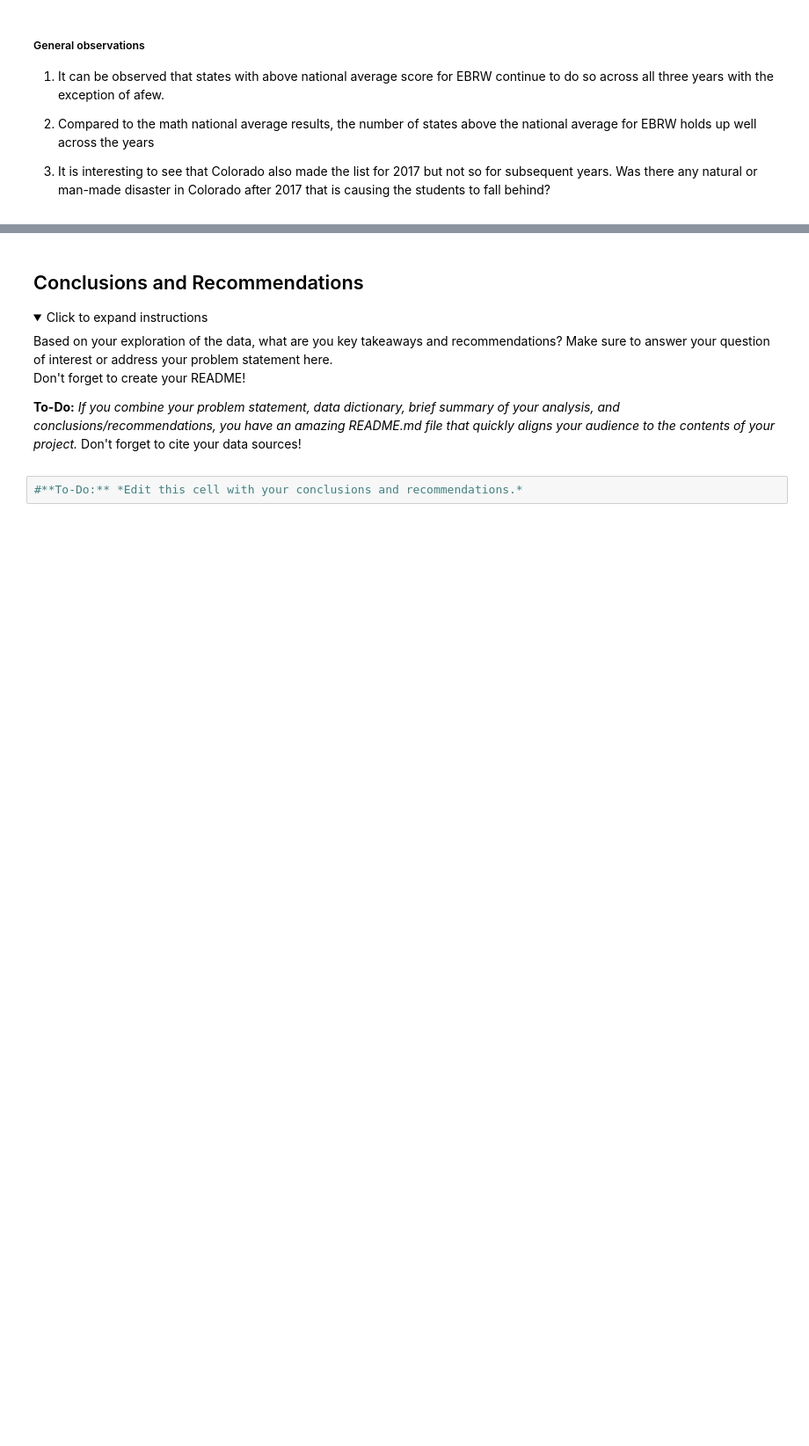
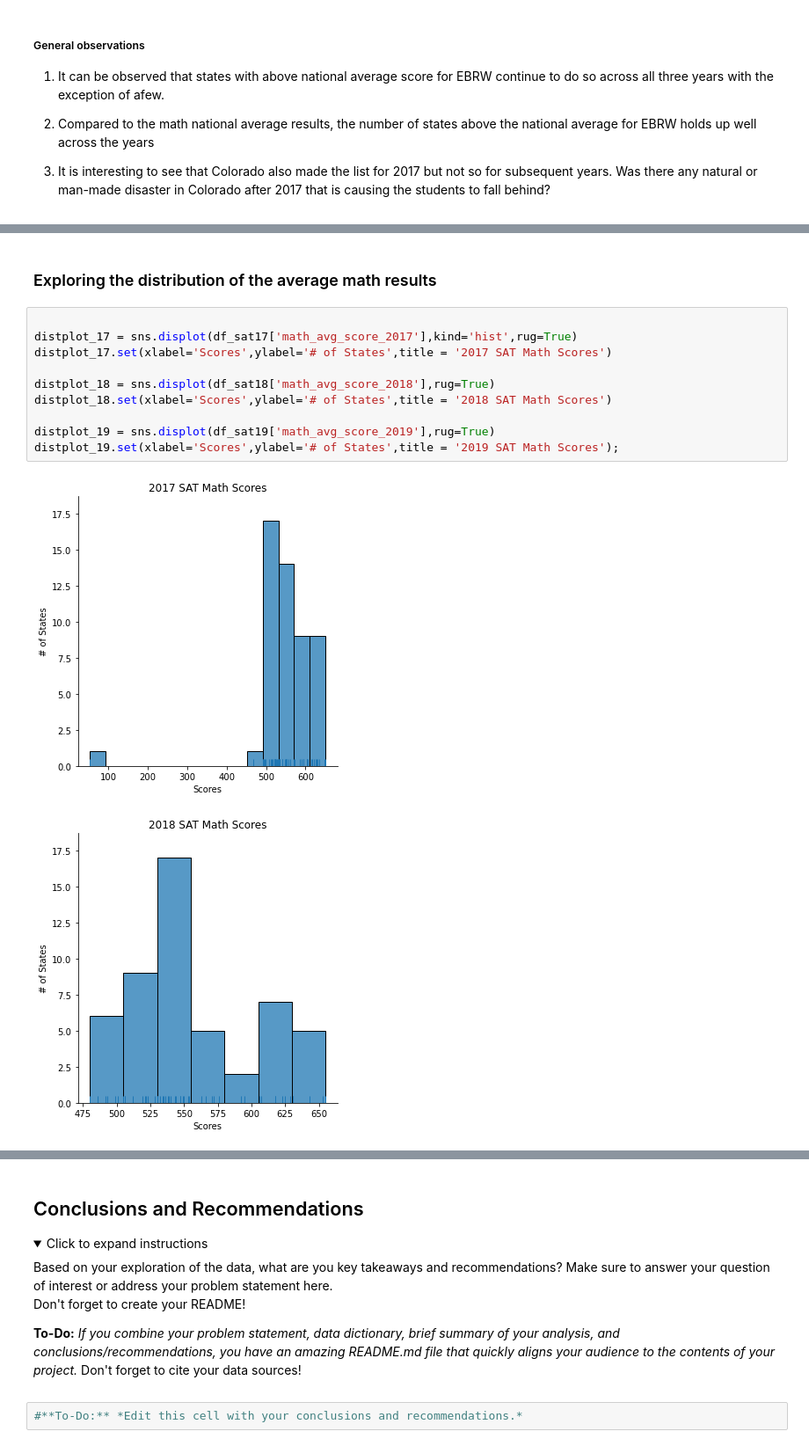
Before and after one commit to JoelTanSG/GA-DSIF4-Data-Science-Immersive-Projects, a Jupyter notebook: starter-code.ipynb, the cells around one changed output, grey strips where cells are left out. Shown at 88% size. Drawn from its saved outputs; the diff is of its cells as text; folded sections open; blank space fills up the shorter version.

```diff
--- a/starter-code.ipynb
+++ b/starter-code.ipynb
@@ -960,0 +1001,15 @@ Here are some prompts to get you started with visualizations. Feel free to add a
+# %% [markdown]
+### Exploring the distribution of the average math results
+# %%
+
+distplot_17 = sns.displot(df_sat17['math_avg_score_2017'],kind='hist',rug=True)
+distplot_17.set(xlabel='Scores',ylabel='# of States',title = '2017 SAT Math Scores')
+
+distplot_18 = sns.displot(df_sat18['math_avg_score_2018'],rug=True)
+distplot_18.set(xlabel='Scores',ylabel='# of States',title = '2018 SAT Math Scores')
+
+distplot_19 = sns.displot(df_sat19['math_avg_score_2019'],rug=True)
+distplot_19.set(xlabel='Scores',ylabel='# of States',title = '2019 SAT Math Scores');
+# %% [output]
+[figure, added]
+[figure, added]
```
Also changed, not shown: parts of 6 cells of this notebook.
